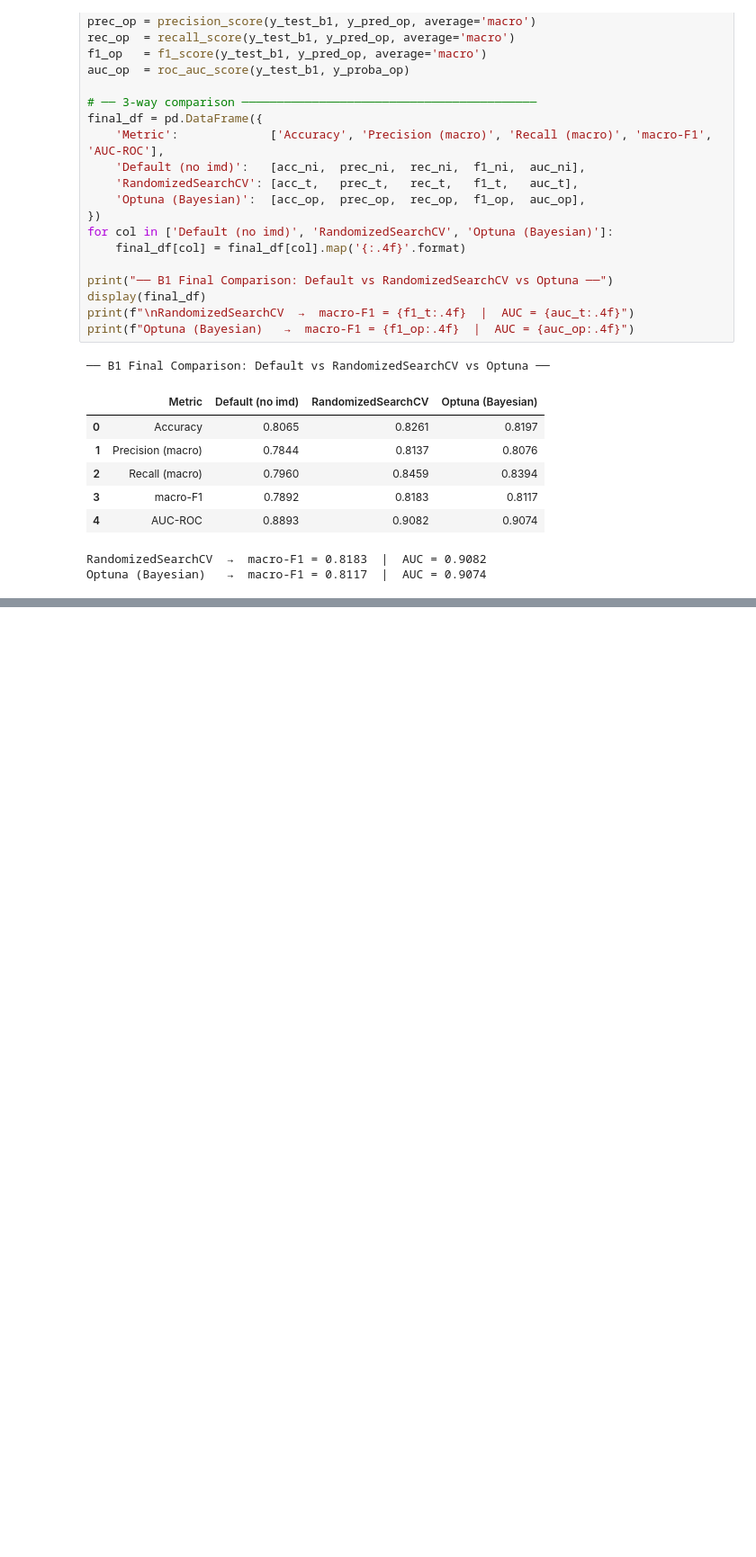
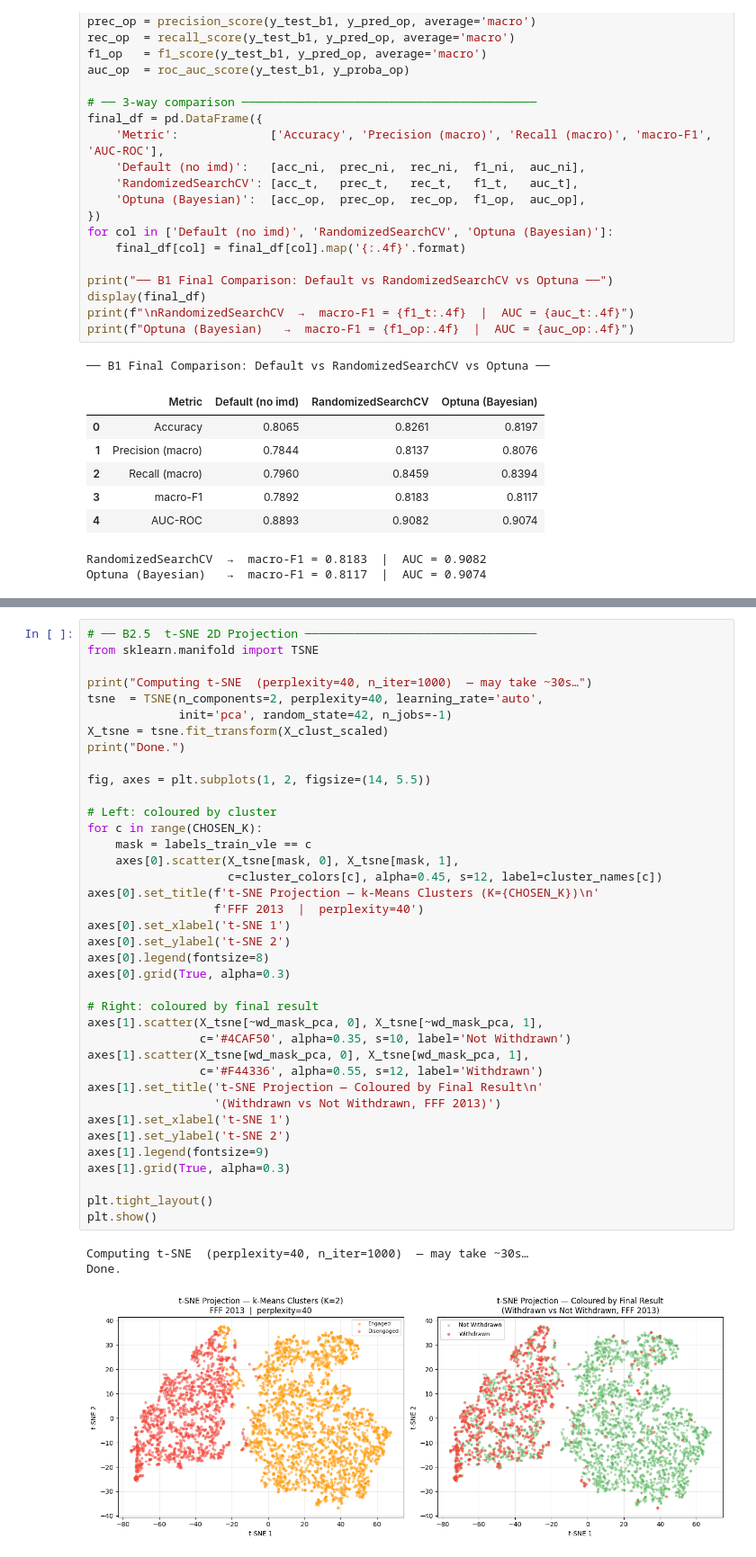
Before and after one commit to ShawnCuiCode/oulad-at-risk-prediction, a Jupyter notebook: OULAD.ipynb, the cells around one changed output, grey strips where cells are left out. Shown at 90% size. Drawn from its saved outputs; the diff is of its cells as text; blank space fills up the shorter version.

```diff
--- a/OULAD.ipynb
+++ b/OULAD.ipynb
@@ -1702,0 +3527,42 @@ Optuna (Bayesian)   →  macro-F1 = 0.8117  |  AUC = 0.9074
+# %%
+# ── B2.5  t-SNE 2D Projection ─────────────────────────────────
+from sklearn.manifold import TSNE
+
+print("Computing t-SNE  (perplexity=40, n_iter=1000)  — may take ~30s…")
+tsne  = TSNE(n_components=2, perplexity=40, learning_rate='auto',
+             init='pca', random_state=42, n_jobs=-1)
+X_tsne = tsne.fit_transform(X_clust_scaled)
+print("Done.")
+
+fig, axes = plt.subplots(1, 2, figsize=(14, 5.5))
+
+# Left: coloured by cluster
+for c in range(CHOSEN_K):
+    mask = labels_train_vle == c
+    axes[0].scatter(X_tsne[mask, 0], X_tsne[mask, 1],
+                    c=cluster_colors[c], alpha=0.45, s=12, label=cluster_names[c])
+axes[0].set_title(f't-SNE Projection — k-Means Clusters (K={CHOSEN_K})\n'
+                  f'FFF 2013  |  perplexity=40')
+axes[0].set_xlabel('t-SNE 1')
+axes[0].set_ylabel('t-SNE 2')
+axes[0].legend(fontsize=8)
+axes[0].grid(True, alpha=0.3)
+
+# Right: coloured by final result
+axes[1].scatter(X_tsne[~wd_mask_pca, 0], X_tsne[~wd_mask_pca, 1],
+                c='#4CAF50', alpha=0.35, s=10, label='Not Withdrawn')
+axes[1].scatter(X_tsne[wd_mask_pca, 0], X_tsne[wd_mask_pca, 1],
+                c='#F44336', alpha=0.55, s=12, label='Withdrawn')
+axes[1].set_title('t-SNE Projection — Coloured by Final Result\n'
+                  '(Withdrawn vs Not Withdrawn, FFF 2013)')
+axes[1].set_xlabel('t-SNE 1')
+axes[1].set_ylabel('t-SNE 2')
+axes[1].legend(fontsize=9)
+axes[1].grid(True, alpha=0.3)
+
+plt.tight_layout()
+plt.show()
+# %% [output]
+Computing t-SNE  (perplexity=40, n_iter=1000)  — may take ~30s…
+Done.
+[figure, added]
```
Also changed, not shown: parts of 22 cells of this notebook.
